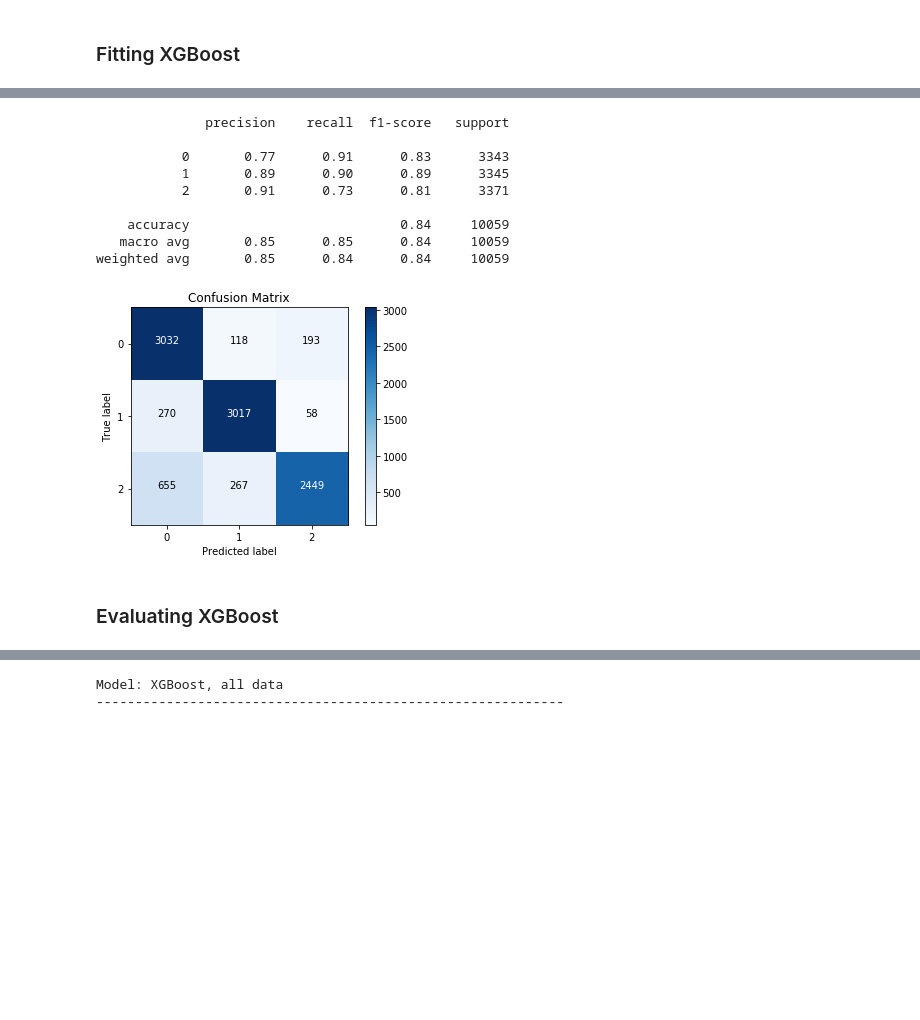
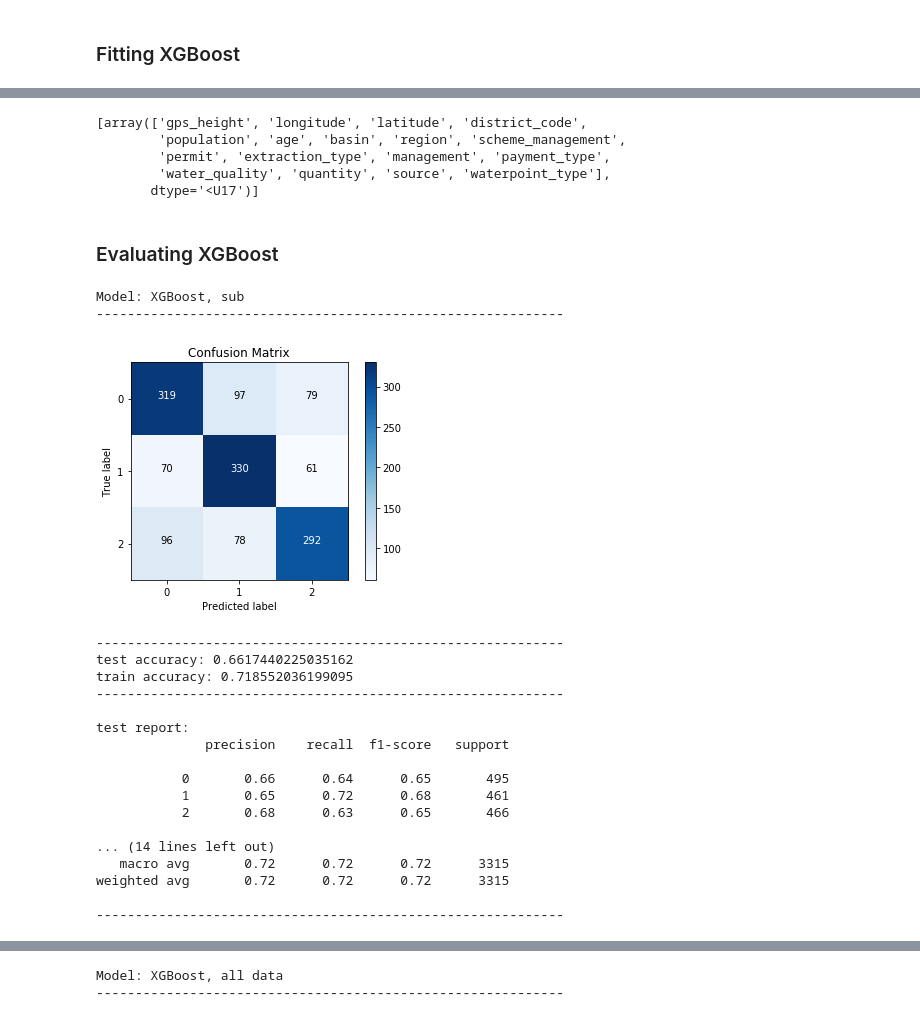
Before and after one commit to jneums/tanzania, a Jupyter notebook: notebooks/model.ipynb, the cells around one changed output, grey strips where cells are left out. Cells and saved outputs as stored; diff of their text form; code cells hidden in the pictures; blank space fills up the shorter version.

```diff
--- a/notebooks/model.ipynb
+++ b/notebooks/model.ipynb
@@ -88,7 +88,7 @@ def fit_predict(model, X_train, X_test, y_train, y_test, smote=False):
         # Bundle preprocessing and modeling code in a pipeline
         my_pipeline = Pipeline(steps=[('preprocessor', preprocessor),
                                       ('smote', SMOTE()),
-                                      ('under', RandomUnderSampler()),
+                                     ('under', RandomUnderSampler()),
 #                                       ('pca', TruncatedSVD()),
                                       ('model', model)
                                      ])
@@ -102,17 +102,14 @@ def fit_predict(model, X_train, X_test, y_train, y_test, smote=False):
     search = GridSearchCV(estimator=my_pipeline,
              param_grid=param_grid, n_jobs=-1, verbose=2, cv=3)
 
-    search.fit(X_train, y_train)
-
+    train_preds = search.fit(X_train, y_train)
+    train_preds = search.predict(X_train)
+    test_preds = search.predict(X_test)
 
     print("Best parameter (CV score=%0.3f):" % search.best_score_)
     print(search.best_params_)
 
-    # Preprocessing of validation data, get predictions
-    test_preds = search.predict(X_test)
-    train_preds = search.predict(X_train)
-
-    return test_preds, train_preds
+    return test_preds, train_preds, search
 # %% [markdown]
 ## Evaluate
 What are the most important things to look for with regression?
@@ -418,8 +405,8 @@ xgb_params = {
     'model__colsample_bytree': [.6],       # how many features to use per estimator/tree
     'model__eta': [.01],                   # learning rate
     'model__n_estimators': [1000],         # how many models/estimators/trees to make
-    'model__gamma': [4],                   # larger gamma, more conservitive. lower means more overfitting
-    'model__max_depth': [15],              # higher number means more overfitting
+    'model__gamma': [5],                   # larger gamma, more conservitive. lower means more overfitting
+    'model__max_depth': [12],              # higher number means more overfitting
     'model__objective': ['multi:softmax'], # for multiclass
     'model__num_class': [3],               # for multiclass
     'model__eval_metric': ['merror'],      # for multiclass
@@ -436,7 +418,7 @@ from xgboost import XGBClassifier
 
 xgb = { 'model': XGBClassifier(random_state=42), 'params': xgb_params }
 
-xgb_test_preds, xgb_train_preds = fit_predict(xgb, X_total_train, X_total_test, y_total_train, y_total_test)
+xgb_test_preds, xgb_train_preds, xgboost_pipe = fit_predict(xgb, X_train, X_test, y_train, y_test)
 # %% [output]
 Fitting 3 folds for each of 1 candidates, totalling 3 fits
 [Parallel(n_jobs=-1)]: Using backend LokyBackend with 4 concurrent workers.
@@ -459,16 +427,0 @@ y_smoted_pred = test_xgb.predict(X_smoted_test)
-# %%
-print(classification_report(y_smoted_test, y_smoted_pred))
-# %% [output]
-              precision    recall  f1-score   support
-
-           0       0.77      0.91      0.83      3343
-           1       0.89      0.90      0.89      3345
-           2       0.91      0.73      0.81      3371
-
-    accuracy                           0.84     10059
-   macro avg       0.85      0.85      0.84     10059
-weighted avg       0.85      0.84      0.84     10059
-# %%
-plot_confusion_matrix(y_smoted_test, y_smoted_pred)
-# %% [output]
-[figure, removed]
@@ -475,2 +430,33 @@ plot_confusion_matrix(y_smoted_test, y_smoted_pred)
+# %%
+feature_df[1].tolist()
+# %% [output]
+[array(['gps_height', 'longitude', 'latitude', 'district_code',
+        'population', 'age', 'basin', 'region', 'scheme_management',
+        'permit', 'extraction_type', 'management', 'payment_type',
+        'water_quality', 'quantity', 'source', 'waterpoint_type'],
+       dtype='<U17')]
 # %% [markdown]
 ### Evaluating XGBoost
+# %%
+metrics('XGBoost, sub', y_train, y_test, xgb_train_preds, xgb_test_preds)
+# %% [output]
+Model: XGBoost, sub
+------------------------------------------------------------
+[figure, added]
+------------------------------------------------------------
+test accuracy: 0.6617440225035162
+train accuracy: 0.718552036199095
+------------------------------------------------------------
+
+test report:
+              precision    recall  f1-score   support
+
+           0       0.66      0.64      0.65       495
+           1       0.65      0.72      0.68       461
+           2       0.68      0.63      0.65       466
+
+... (14 lines left out)
+   macro avg       0.72      0.72      0.72      3315
+weighted avg       0.72      0.72      0.72      3315
+
+------------------------------------------------------------
```
Also changed, not shown: parts of 23 cells of this notebook, 4 other files.
